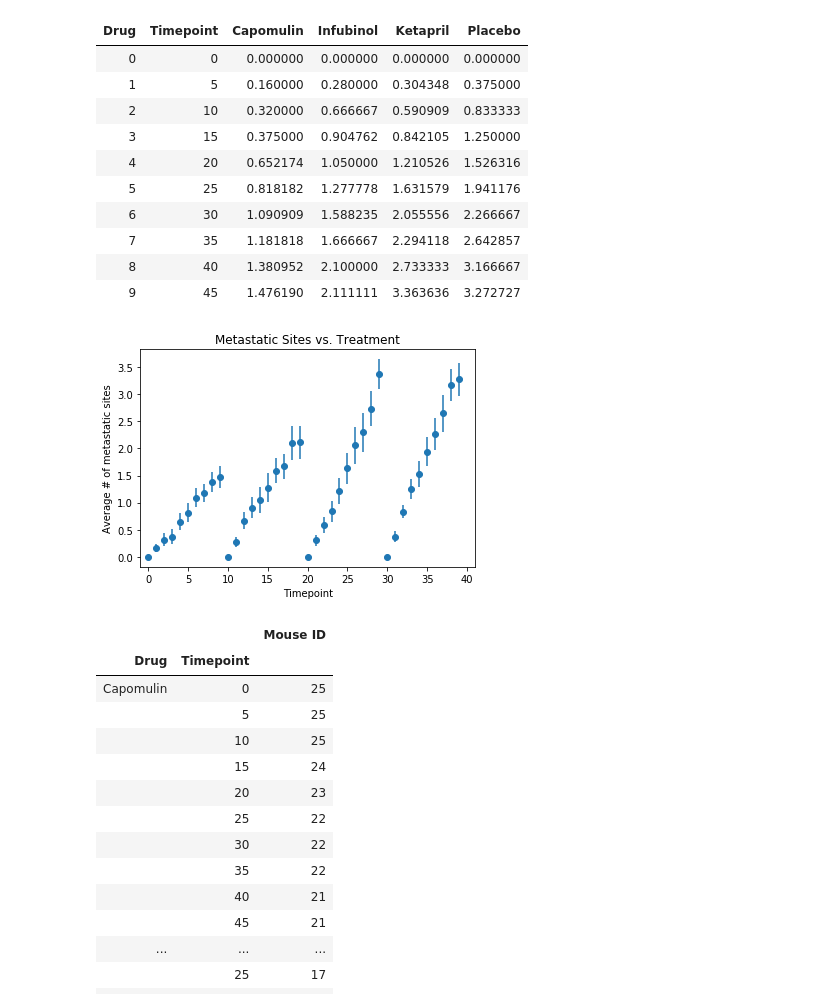
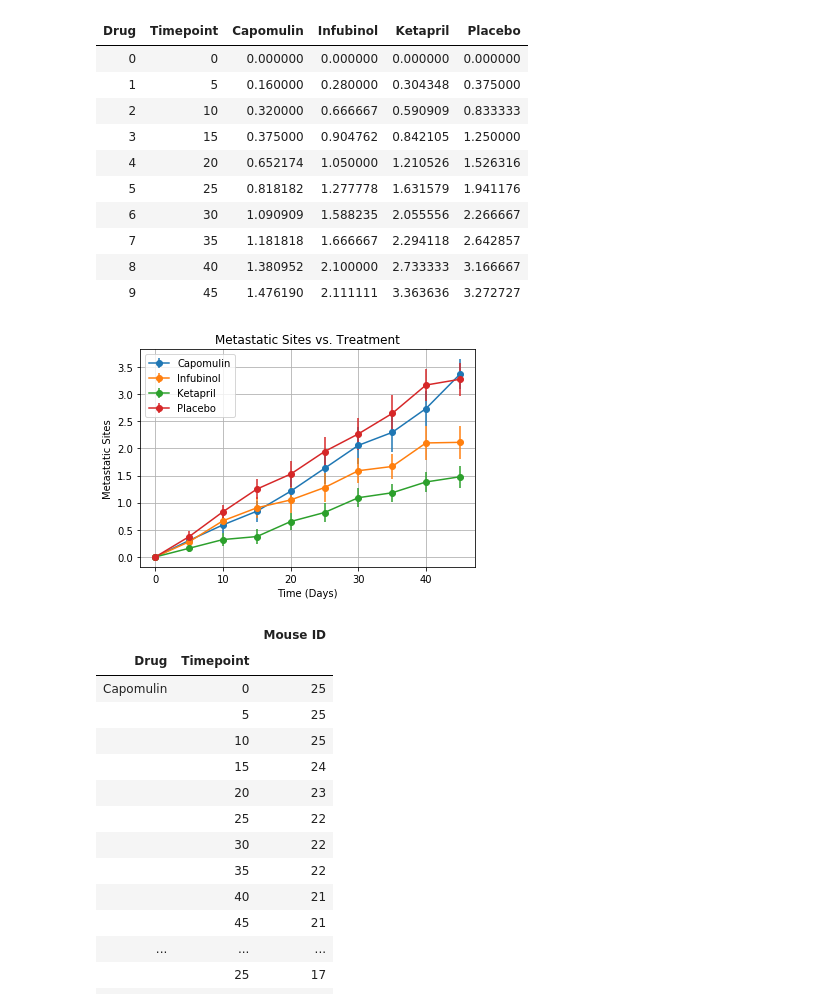
Before and after one commit to shamrockbandit/matplotlib-challenge, a Jupyter notebook: matplotlib-homework.ipynb, the cells around one changed output. Cells and saved outputs as stored; diff of their text form; code cells hidden in the pictures.

```diff
--- a/matplotlib-homework.ipynb
+++ b/matplotlib-homework.ipynb
@@ -204,20 +197,19 @@ metsites_reworked
 | 7 | 35 | 1.181818 | 1.666667 | 2.294118 | 2.642857 |
 | 8 | 40 | 1.380952 | 2.100000 | 2.733333 | 3.166667 |
 | 9 | 45 | 1.476190 | 2.111111 | 3.363636 | 3.272727 |
-# %%
-# Generate the Plot (with Error Bars)
-x_axis = np.arange(0, len(standard_error_metsites), 1)
-fig, ax = plt.subplots()
-ax.errorbar(x_axis, met_sites, standard_error_metsites, fmt="o")
-ax.set_xlim(-1, len(standard_error_metsites) + 1)
-ax.set_title('Metastatic Sites vs. Treatment')
-ax.set_xlabel("Timepoint")
-ax.set_ylabel('Average # of metastatic sites')
-# Save the Figure
-plt.savefig("plot_errors_met.png")
-plt.show()
-# %% [output]
-[figure, removed]
+# %%
+# Generate the Plot (with Error Bars)
+plt.errorbar(t_vol_reworked.Timepoint,met_sites.Ketapril,yerr=se_ms_df.loc['Ketapril']['Metastatic Sites'],fmt="-o")
+plt.errorbar(t_vol_reworked.Timepoint,met_sites.Infubinol,yerr=se_ms_df.loc['Infubinol']['Metastatic Sites'],fmt="-o")
+plt.errorbar(t_vol_reworked.Timepoint,met_sites.Capomulin,yerr=se_ms_df.loc['Capomulin']['Metastatic Sites'],fmt="-o")
+plt.errorbar(t_vol_reworked.Timepoint,met_sites.Placebo,yerr=se_ms_df.loc['Placebo']['Metastatic Sites'],fmt="-o")
+plt.title("Metastatic Sites vs. Treatment")
+plt.xlabel("Time (Days)")
+plt.ylabel("Metastatic Sites")
+plt.legend(t_vol_means)
+plt.grid()
+# %% [output]
+[figure, added]
 # %%
 # Store the Count of Mice Grouped by Drug and Timepoint (W can pass any metric)
 mouse_count = combined_data.groupby(["Drug", "Timepoint"])['Mouse ID'].count()
```
Also changed, not shown: parts of 4 cells of this notebook.
